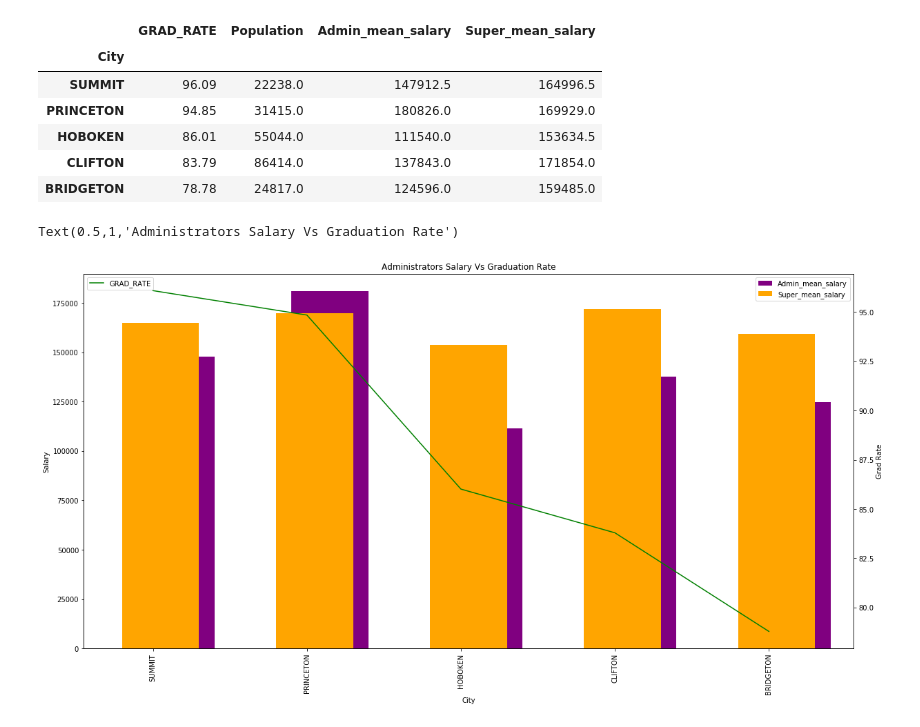
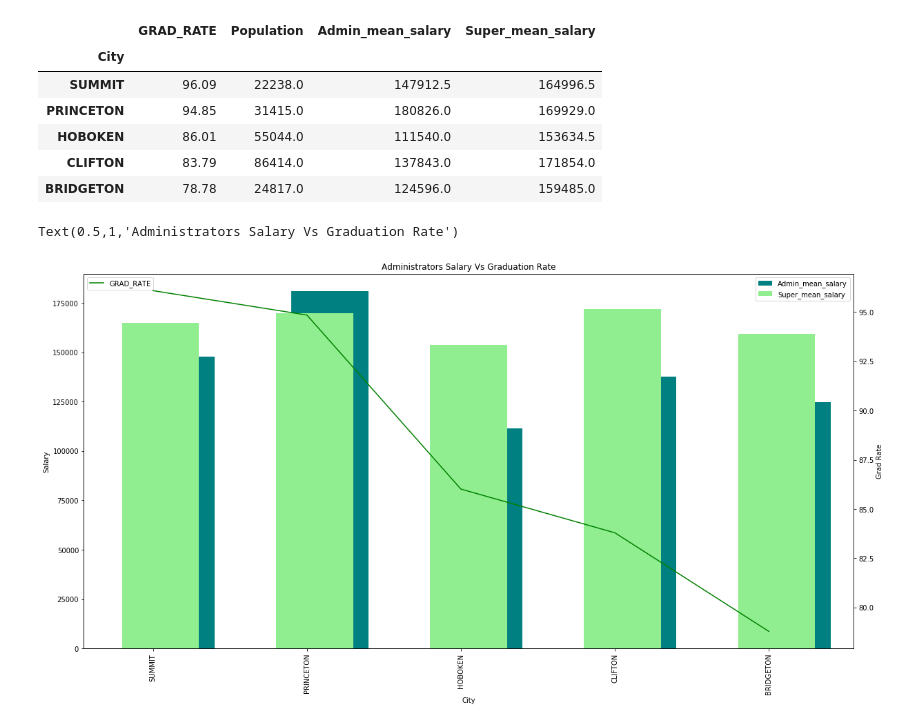
Before and after one commit to fab5-rutgers/first_project, a Jupyter notebook: Administator_salary/Admin_Super_salary_vs_GraduationRate.ipynb, the cells around one changed output. Cells and saved outputs as stored; diff of their text form; code cells hidden in the pictures.

```diff
--- a/Administator_salary/Admin_Super_salary_vs_GraduationRate.ipynb
+++ b/Administator_salary/Admin_Super_salary_vs_GraduationRate.ipynb
@@ -110,14 +110,14 @@ pop_grad_sal_df
 # %%
 fig = plt.figure(figsize=(20, 10))
 
 ax = fig.add_subplot(111)
 ax.set_ylabel("Salary")
 ax2 = ax.twinx()
 ax2.set_ylabel("Grad Rate")
-pop_grad_sal_df.Admin_mean_salary.plot(kind="bar", ax=ax, position=.2, color='purple', legend=True)
-pop_grad_sal_df.Super_mean_salary.plot(kind="bar", ax=ax, position=.4, color='orange', legend=True)
+pop_grad_sal_df.Admin_mean_salary.plot(kind="bar", ax=ax, position=.2, color='teal', legend=True)
+pop_grad_sal_df.Super_mean_salary.plot(kind="bar", ax=ax, position=.4, color='lightgreen', legend=True)
 pop_grad_sal_df.GRAD_RATE.plot(kind="line", ax=ax2, color='green', legend=True).legend(loc="upper left")
 ax.set_title("Administrators Salary Vs Graduation Rate")
 # %% [output]
 Text(0.5,1,'Administrators Salary Vs Graduation Rate')
-[figure, old version]
+[figure, new version]
```
